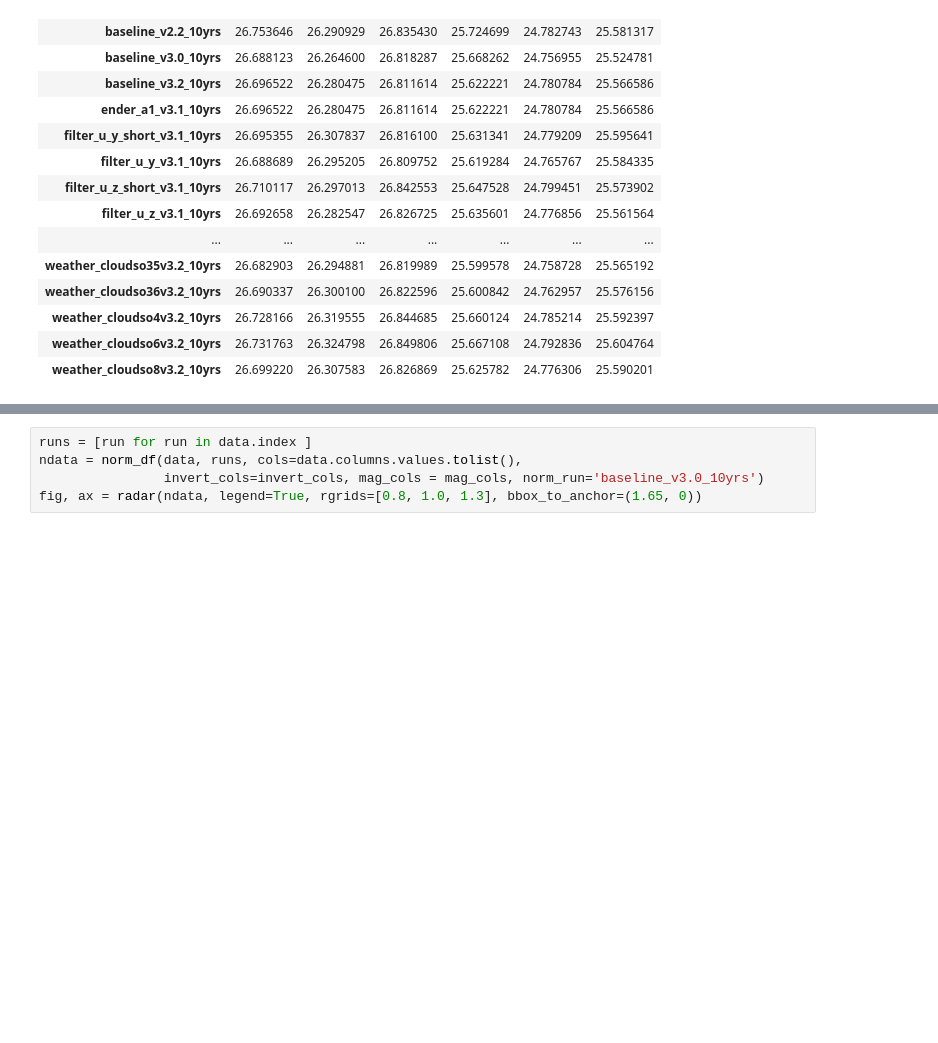
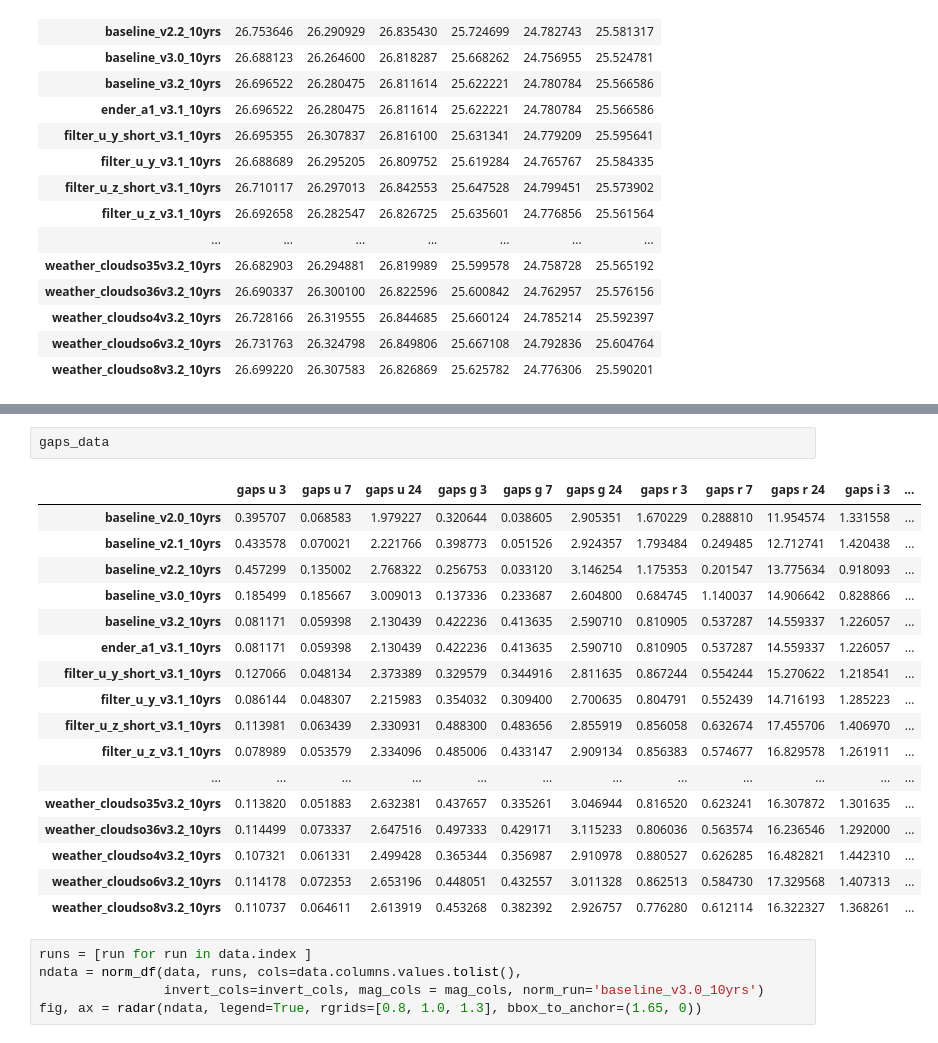
Before and after one commit to lsst-sims/sims_featureScheduler_runs3.2, a Jupyter notebook: maf/quick_look.ipynb, the cells around one changed output, grey strips where cells are left out. Drawn from its saved outputs; the diff is of its cells as text; blank space fills up the shorter version.

```diff
--- a/maf/quick_look.ipynb
+++ b/maf/quick_look.ipynb
@@ -236,6 +256,26 @@ ddf_data
 | weather_cloudso4v3.2_10yrs | 590.518964 | 275.462516 | 543.591340 | 297.825162 | 302.816635 | 0.573816 | 0.581231 | 0.526234 | ... |
 | weather_cloudso6v3.2_10yrs | 598.214117 | 241.725485 | 485.794144 | 342.275841 | 234.234819 | 0.574202 | 0.576352 | 0.527814 | ... |
 | weather_cloudso8v3.2_10yrs | 572.161482 | 178.143902 | 332.436538 | 253.105927 | 242.453614 | 0.573746 | 0.575330 | 0.515539 | ... |
+# %%
+gaps_data
+# %% [output]
+|  | gaps u 3 | gaps u 7 | gaps u 24 | gaps g 3 | gaps g 7 | gaps g 24 | gaps r 3 | gaps r 7 | gaps r 24 | gaps i 3 | ... |
+| baseline_v2.0_10yrs | 0.395707 | 0.068583 | 1.979227 | 0.320644 | 0.038605 | 2.905351 | 1.670229 | 0.288810 | 11.954574 | 1.331558 | ... |
+| baseline_v2.1_10yrs | 0.433578 | 0.070021 | 2.221766 | 0.398773 | 0.051526 | 2.924357 | 1.793484 | 0.249485 | 12.712741 | 1.420438 | ... |
+| baseline_v2.2_10yrs | 0.457299 | 0.135002 | 2.768322 | 0.256753 | 0.033120 | 3.146254 | 1.175353 | 0.201547 | 13.775634 | 0.918093 | ... |
+| baseline_v3.0_10yrs | 0.185499 | 0.185667 | 3.009013 | 0.137336 | 0.233687 | 2.604800 | 0.684745 | 1.140037 | 14.906642 | 0.828866 | ... |
+| baseline_v3.2_10yrs | 0.081171 | 0.059398 | 2.130439 | 0.422236 | 0.413635 | 2.590710 | 0.810905 | 0.537287 | 14.559337 | 1.226057 | ... |
+| ender_a1_v3.1_10yrs | 0.081171 | 0.059398 | 2.130439 | 0.422236 | 0.413635 | 2.590710 | 0.810905 | 0.537287 | 14.559337 | 1.226057 | ... |
+| filter_u_y_short_v3.1_10yrs | 0.127066 | 0.048134 | 2.373389 | 0.329579 | 0.344916 | 2.811635 | 0.867244 | 0.554244 | 15.270622 | 1.218541 | ... |
+| filter_u_y_v3.1_10yrs | 0.086144 | 0.048307 | 2.215983 | 0.354032 | 0.309400 | 2.700635 | 0.804791 | 0.552439 | 14.716193 | 1.285223 | ... |
+| filter_u_z_short_v3.1_10yrs | 0.113981 | 0.063439 | 2.330931 | 0.488300 | 0.483656 | 2.855919 | 0.856058 | 0.632674 | 17.455706 | 1.406970 | ... |
+| filter_u_z_v3.1_10yrs | 0.078989 | 0.053579 | 2.334096 | 0.485006 | 0.433147 | 2.909134 | 0.856383 | 0.574677 | 16.829578 | 1.261911 | ... |
+| ... | ... | ... | ... | ... | ... | ... | ... | ... | ... | ... | ... |
+| weather_cloudso35v3.2_10yrs | 0.113820 | 0.051883 | 2.632381 | 0.437657 | 0.335261 | 3.046944 | 0.816520 | 0.623241 | 16.307872 | 1.301635 | ... |
+| weather_cloudso36v3.2_10yrs | 0.114499 | 0.073337 | 2.647516 | 0.497333 | 0.429171 | 3.115233 | 0.806036 | 0.563574 | 16.236546 | 1.292000 | ... |
+| weather_cloudso4v3.2_10yrs | 0.107321 | 0.061331 | 2.499428 | 0.365344 | 0.356987 | 2.910978 | 0.880527 | 0.626285 | 16.482821 | 1.442310 | ... |
+| weather_cloudso6v3.2_10yrs | 0.114178 | 0.072353 | 2.653196 | 0.448051 | 0.432557 | 3.011328 | 0.862513 | 0.584730 | 17.329568 | 1.407313 | ... |
+| weather_cloudso8v3.2_10yrs | 0.110737 | 0.064611 | 2.613919 | 0.453268 | 0.382392 | 2.926757 | 0.776280 | 0.612114 | 16.322327 | 1.368261 | ... |
 # %%
 runs = [run for run in data.index ]
 ndata = norm_df(data, runs, cols=data.columns.values.tolist(),
```
Also changed, not shown: parts of 7 cells of this notebook, 1 other file.
